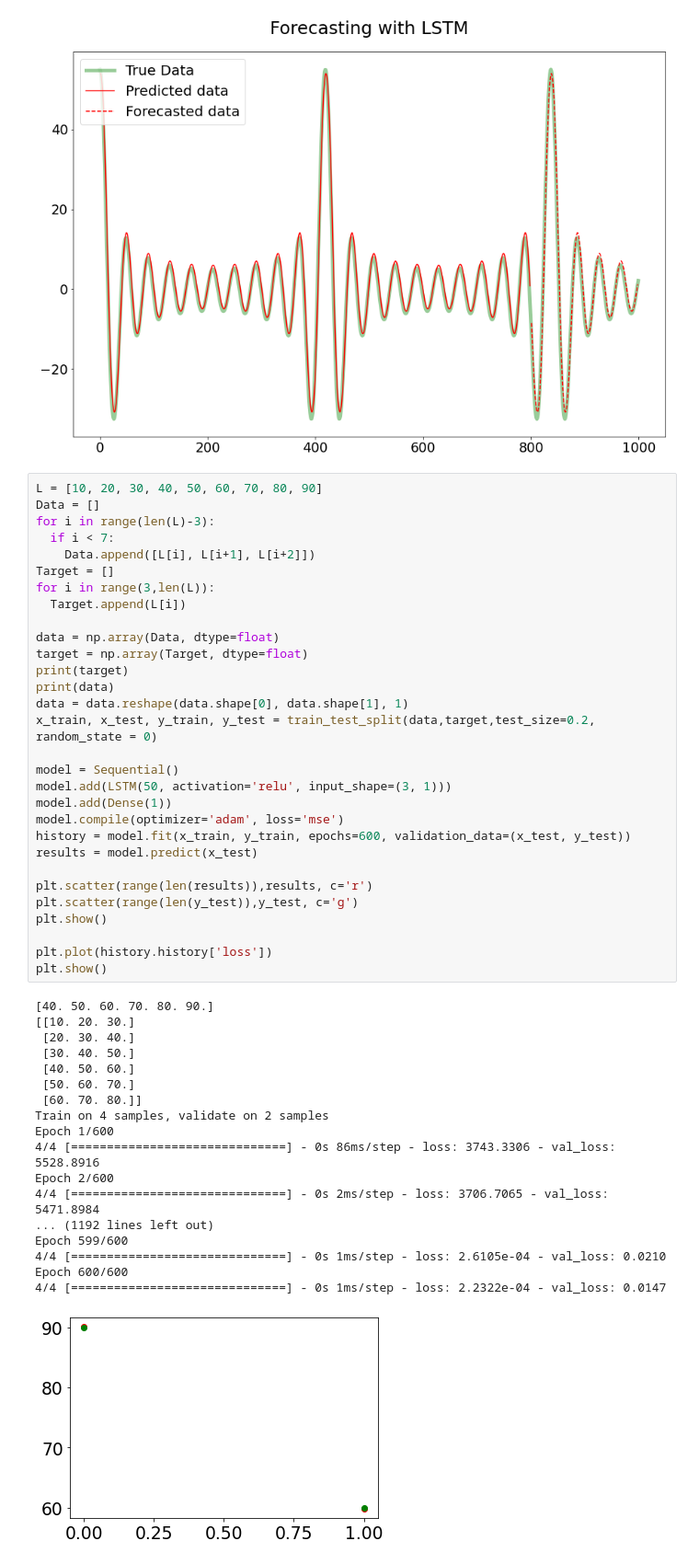
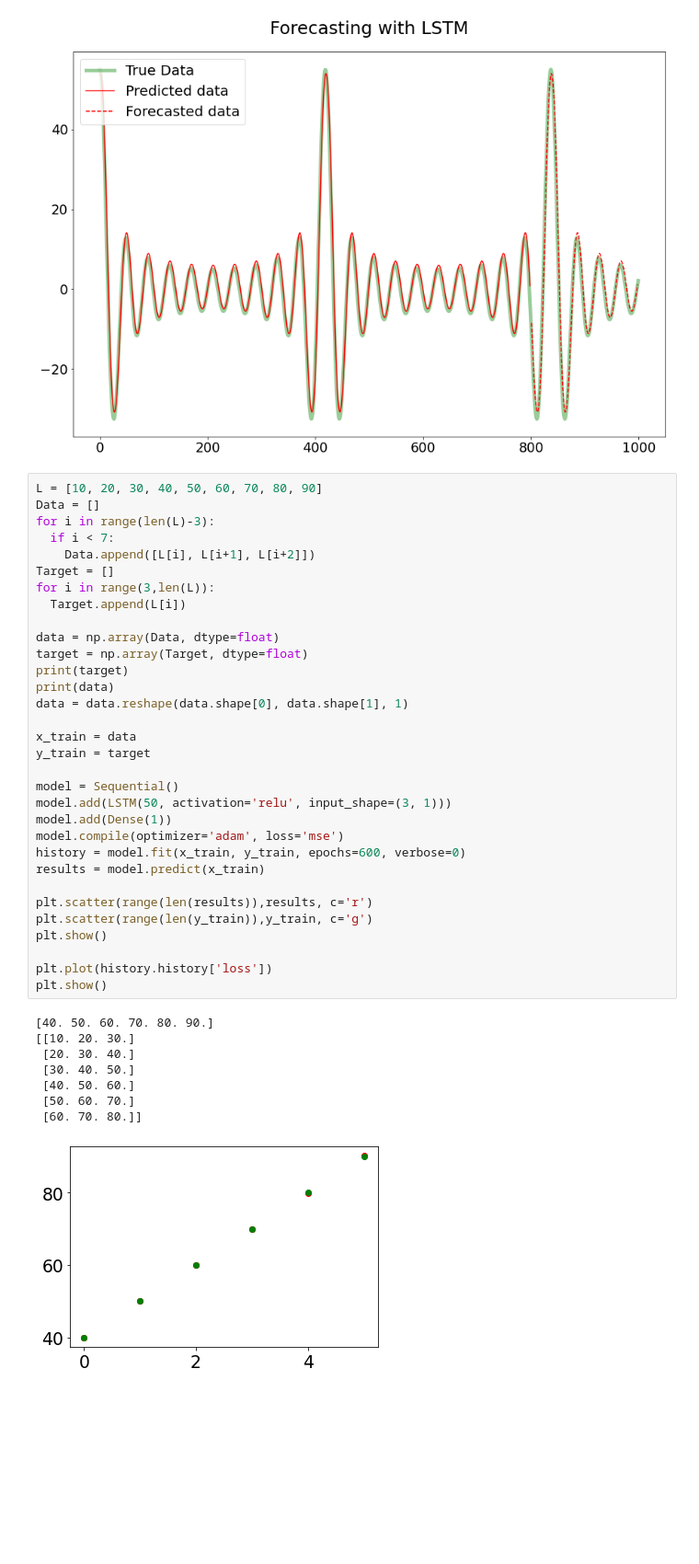
Before and after one commit to RitvikPrabhu/Machine-Learning, a Jupyter notebook: Neural_Networks_function_prediction_.ipynb, the cells around one changed output. Shown at 92% size. Drawn from its saved outputs; the diff is of its cells as text; blank space fills up the shorter version.

```diff
--- a/Neural_Networks_function_prediction_.ipynb
+++ b/Neural_Networks_function_prediction_.ipynb
@@ -704,45 +704,37 @@ for i in range(len(L)-3):
   if i < 7:
     Data.append([L[i], L[i+1], L[i+2]])
 Target = []
 for i in range(3,len(L)):
   Target.append(L[i])
 
 data = np.array(Data, dtype=float)
 target = np.array(Target, dtype=float)
 print(target)
 print(data)
 data = data.reshape(data.shape[0], data.shape[1], 1)
-x_train, x_test, y_train, y_test = train_test_split(data,target,test_size=0.2, random_state = 0)
+
+x_train = data
+y_train = target
 
 model = Sequential()
 model.add(LSTM(50, activation='relu', input_shape=(3, 1)))
 model.add(Dense(1))
 model.compile(optimizer='adam', loss='mse')
-history = model.fit(x_train, y_train, epochs=600, validation_data=(x_test, y_test))
-results = model.predict(x_test)
+history = model.fit(x_train, y_train, epochs=600, verbose=0)
+results = model.predict(x_train)
 
 plt.scatter(range(len(results)),results, c='r')
-plt.scatter(range(len(y_test)),y_test, c='g')
+plt.scatter(range(len(y_train)),y_train, c='g')
 plt.show()
 
 plt.plot(history.history['loss'])
 plt.show()
 # %% [output]
 [40. 50. 60. 70. 80. 90.]
 [[10. 20. 30.]
  [20. 30. 40.]
  [30. 40. 50.]
  [40. 50. 60.]
  [50. 60. 70.]
  [60. 70. 80.]]
-Train on 4 samples, validate on 2 samples
-Epoch 1/600
-4/4 [==============================] - 0s 86ms/step - loss: 3743.3306 - val_loss: 5528.8916
-Epoch 2/600
-4/4 [==============================] - 0s 2ms/step - loss: 3706.7065 - val_loss: 5471.8984
-... (1192 lines left out)
-Epoch 599/600
-4/4 [==============================] - 0s 1ms/step - loss: 2.6105e-04 - val_loss: 0.0210
-Epoch 600/600
-4/4 [==============================] - 0s 1ms/step - loss: 2.2322e-04 - val_loss: 0.0147
-[figure, old version]
+[figure, new version]
```
Also changed, not shown: parts of 2 cells of this notebook.
